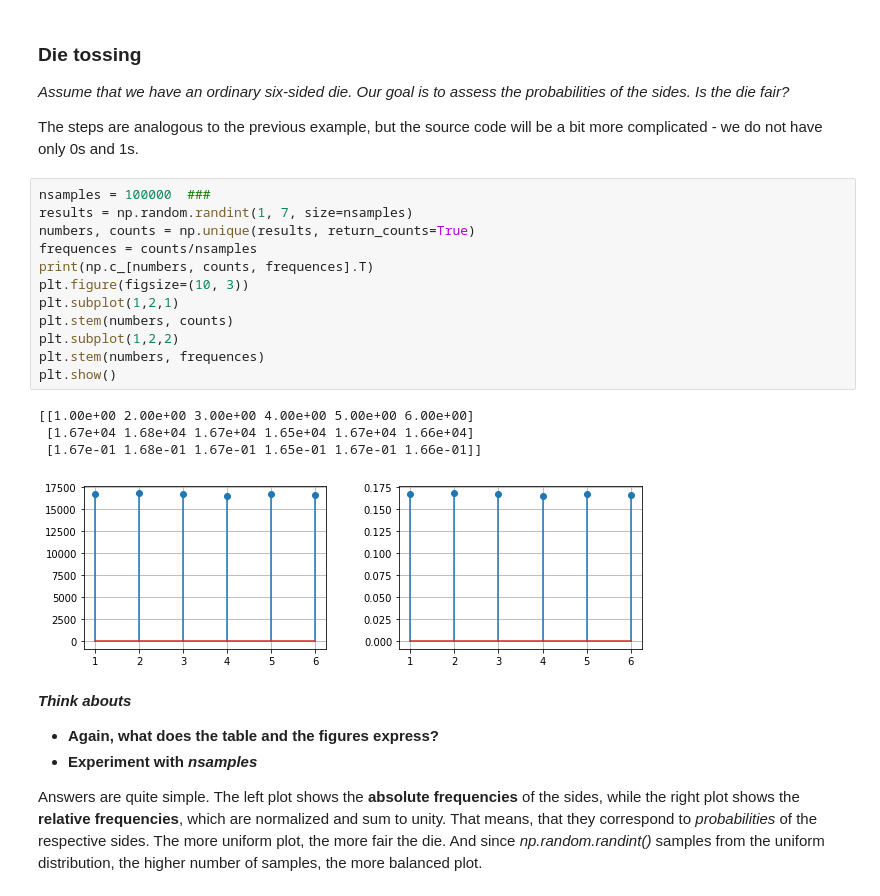
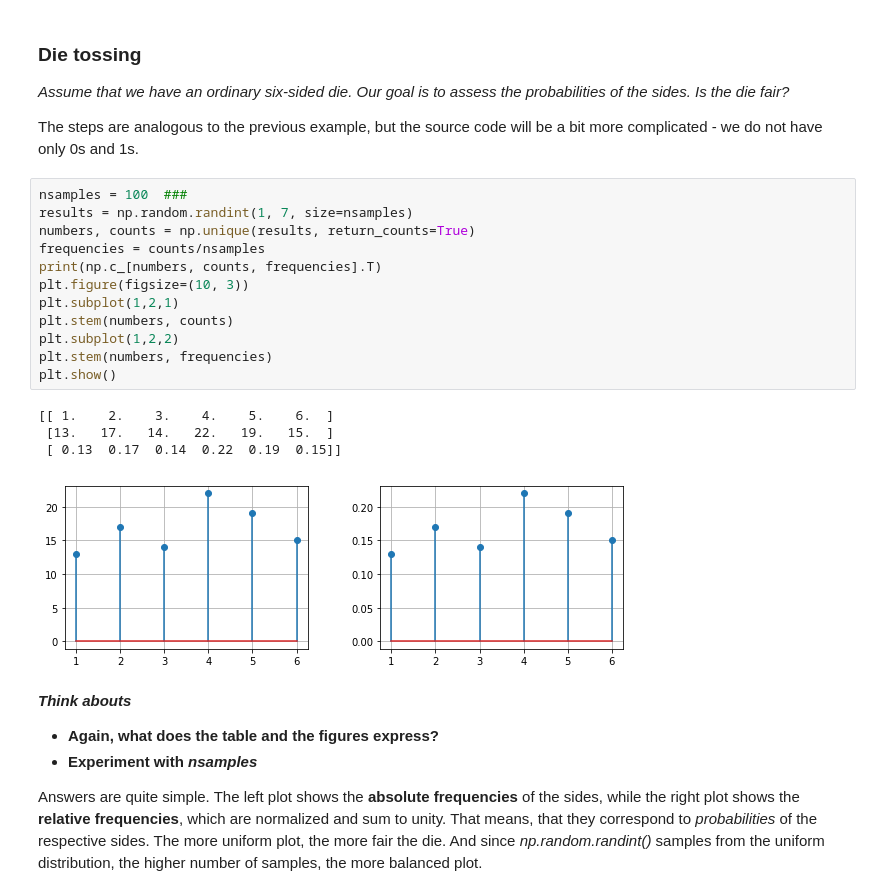
Before and after one commit to kai-wren/BM, a Jupyter notebook: lectures/1_lecture.ipynb, the cells around one changed output. Cells and saved outputs as stored; diff of their text form.

```diff
--- a/lectures/1_lecture.ipynb
+++ b/lectures/1_lecture.ipynb
@@ -46,22 +46,22 @@ Below follows a bit more complicated example.
 
 The steps are analogous to the previous example, but the source code will be a bit more complicated - we do not have only 0s and 1s.
 # %%
-nsamples = 100000  ###
+nsamples = 100  ###
 results = np.random.randint(1, 7, size=nsamples)
 numbers, counts = np.unique(results, return_counts=True)
-frequences = counts/nsamples
-print(np.c_[numbers, counts, frequences].T)
+frequencies = counts/nsamples
+print(np.c_[numbers, counts, frequencies].T)
 plt.figure(figsize=(10, 3))
 plt.subplot(1,2,1)
 plt.stem(numbers, counts)
 plt.subplot(1,2,2)
-plt.stem(numbers, frequences)
+plt.stem(numbers, frequencies)
 plt.show()
 # %% [output]
-[[1.00e+00 2.00e+00 3.00e+00 4.00e+00 5.00e+00 6.00e+00]
- [1.67e+04 1.68e+04 1.67e+04 1.65e+04 1.67e+04 1.66e+04]
- [1.67e-01 1.68e-01 1.67e-01 1.65e-01 1.67e-01 1.66e-01]]
+[[ 1.    2.    3.    4.    5.    6.  ]
+ [13.   17.   14.   22.   19.   15.  ]
+ [ 0.13  0.17  0.14  0.22  0.19  0.15]]
-[figure, old version]
+[figure, new version]
 # %% [markdown]
 **_Think abouts_**
 - **Again, what does the table and the figures express?**
```
Also changed, not shown: parts of 11 cells of this notebook.
